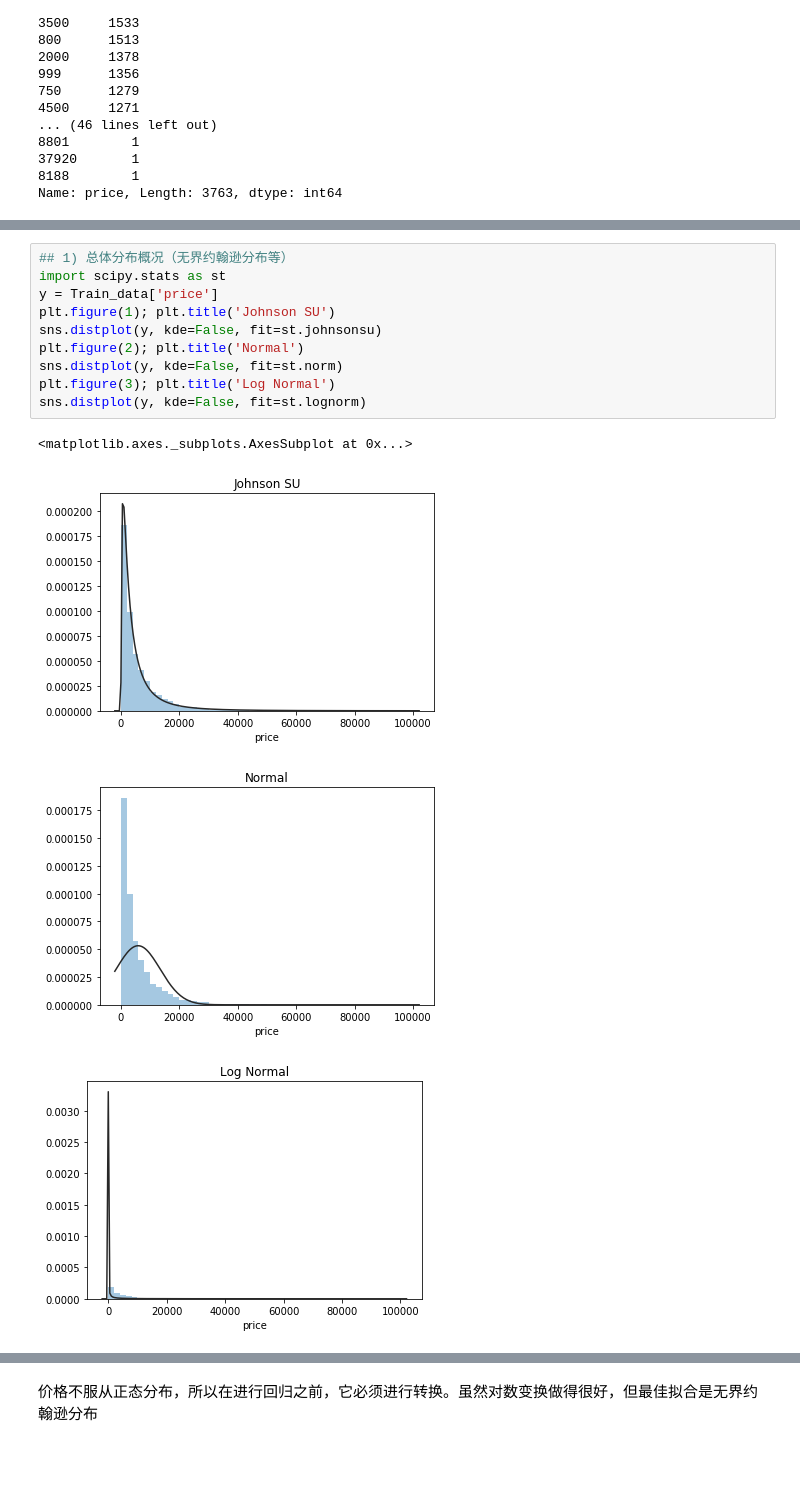
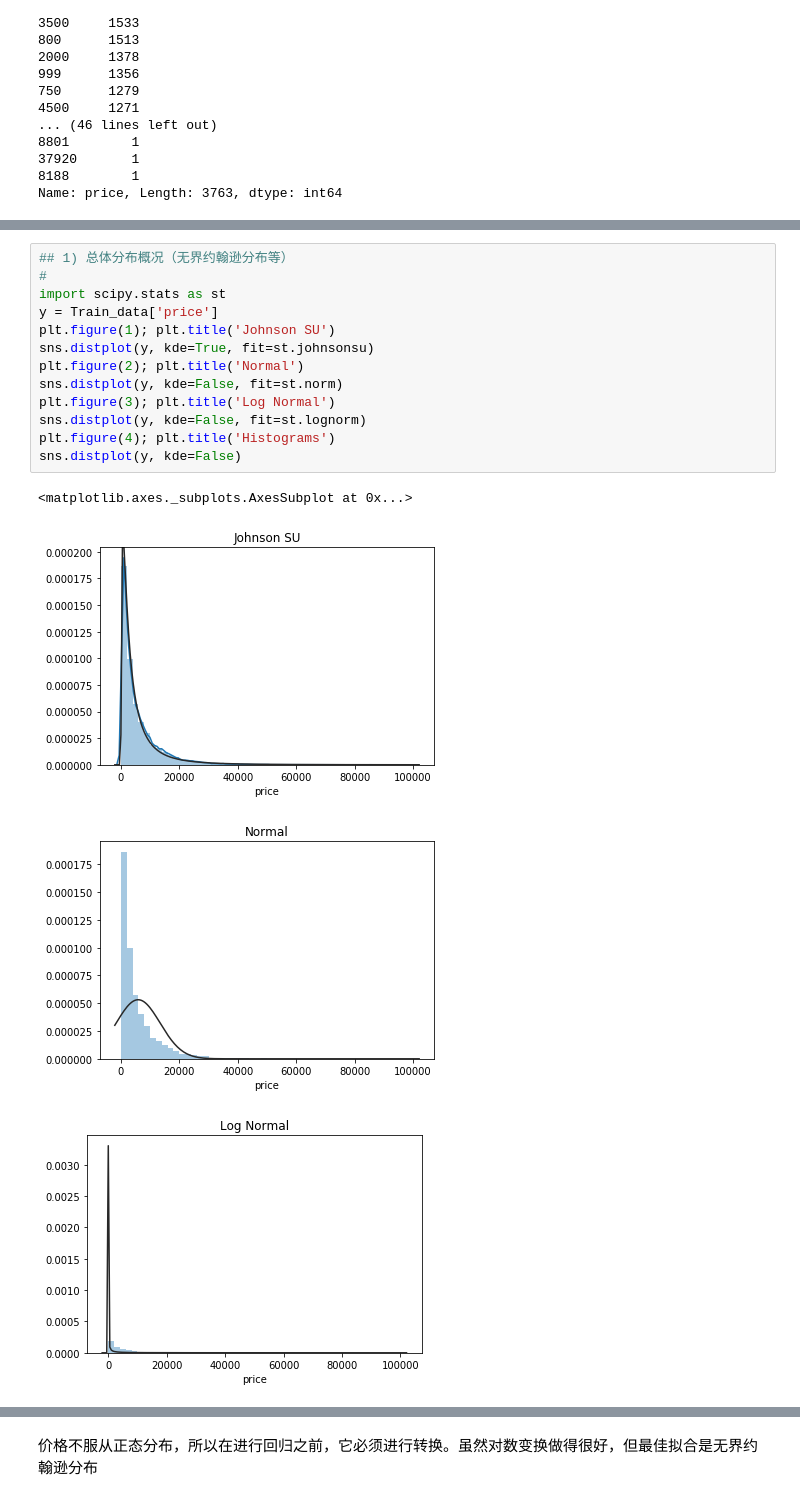
Before and after one commit to wemozj/tianchi-cars-trade, a Jupyter notebook: EDA.ipynb, the cells around one changed output, grey strips where cells are left out. Drawn from its saved outputs; the diff is of its cells as text; blank space fills up the shorter version.

```diff
--- a/EDA.ipynb
+++ b/EDA.ipynb
@@ -436,15 +454,18 @@ Name: price, Length: 3763, dtype: int64
 # %%
 ## 1) 总体分布概况（无界约翰逊分布等）
+#
 import scipy.stats as st
 y = Train_data['price']
 plt.figure(1); plt.title('Johnson SU')
-sns.distplot(y, kde=False, fit=st.johnsonsu)
+sns.distplot(y, kde=True, fit=st.johnsonsu)
 plt.figure(2); plt.title('Normal')
 sns.distplot(y, kde=False, fit=st.norm)
 plt.figure(3); plt.title('Log Normal')
 sns.distplot(y, kde=False, fit=st.lognorm)
+plt.figure(4); plt.title('Histograms')
+sns.distplot(y, kde=False)
 # %% [output]
 <matplotlib.axes._subplots.AxesSubplot at 0x...>
-[figure, old version]
+[figure, new version]
 [figure]
 [figure]
```
Also changed, not shown: parts of 15 cells of this notebook, 38 other files.
